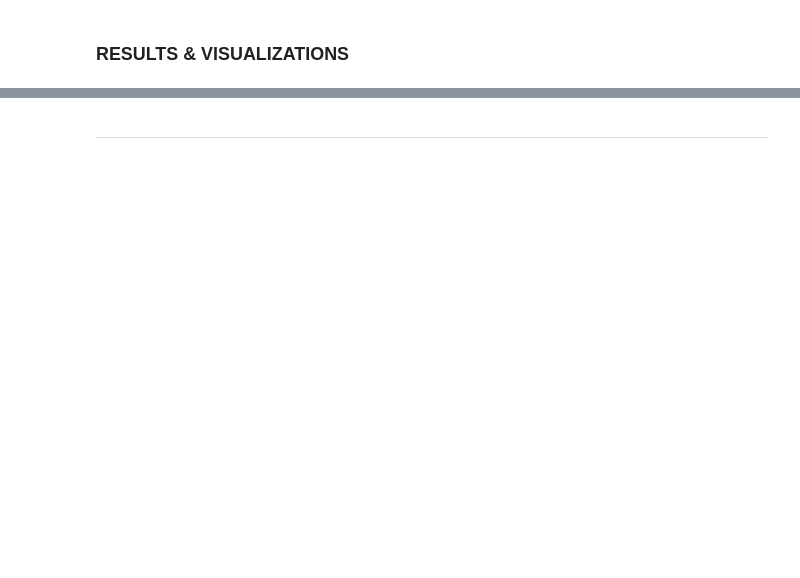
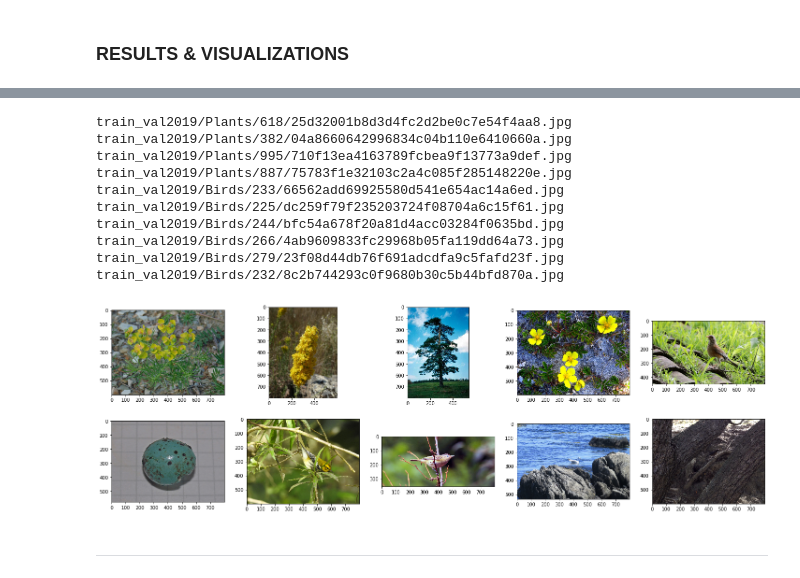
Before and after one commit to lbrou82/Springboard_Capstone2, a Jupyter notebook: notebooks/4.0_Model2.ipynb, the cells around one changed output, grey strips where cells are left out. Cells and saved outputs as stored; diff of their text form; code cells hidden in the pictures; blank space fills up the shorter version.

```diff
--- a/notebooks/4.0_Model2.ipynb
+++ b/notebooks/4.0_Model2.ipynb
@@ -210,3 +236,17 @@ plt.show()
+# %%
+show_clf_results(0,400,410) #display a sample of incorrect classifications
+# %% [output]
+train_val2019/Plants/618/25d32001b8d3d4fc2d2be0c7e54f4aa8.jpg
+train_val2019/Plants/382/04a8660642996834c04b110e6410660a.jpg
+train_val2019/Plants/995/710f13ea4163789fcbea9f13773a9def.jpg
+train_val2019/Plants/887/75783f1e32103c2a4c085f285148220e.jpg
+train_val2019/Birds/233/66562add69925580d541e654ac14a6ed.jpg
+train_val2019/Birds/225/dc259f79f235203724f08704a6c15f61.jpg
+train_val2019/Birds/244/bfc54a678f20a81d4acc03284f0635bd.jpg
+train_val2019/Birds/266/4ab9609833fc29968b05fa119dd64a73.jpg
+train_val2019/Birds/279/23f08d44db76f691adcdfa9c5fafd23f.jpg
+train_val2019/Birds/232/8c2b744293c0f9680b30c5b44bfd870a.jpg
+[figure, added]
 # %% [markdown]
 ----
 # %%
```
Also changed, not shown: parts of 9 cells of this notebook, 3 other files.
